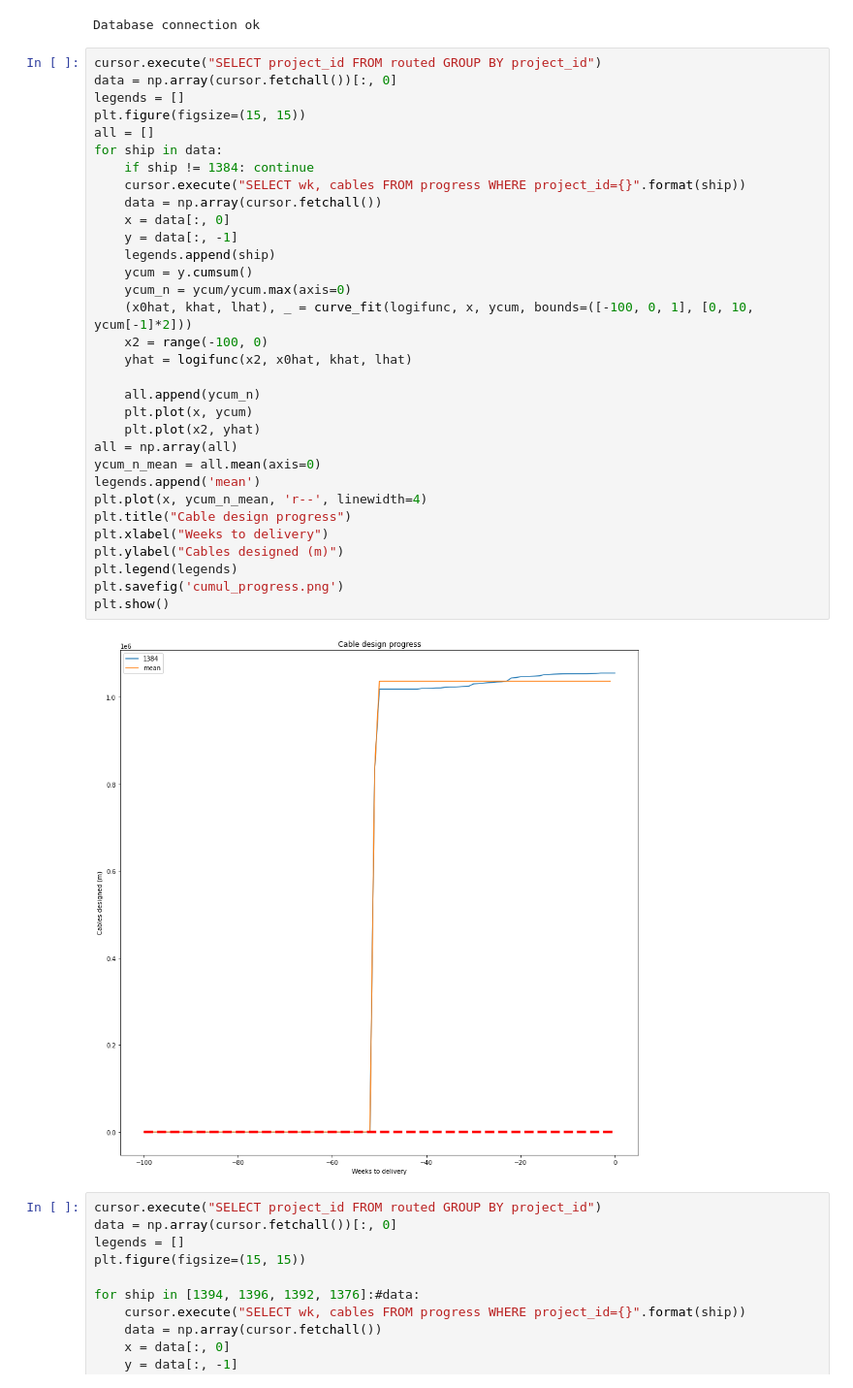
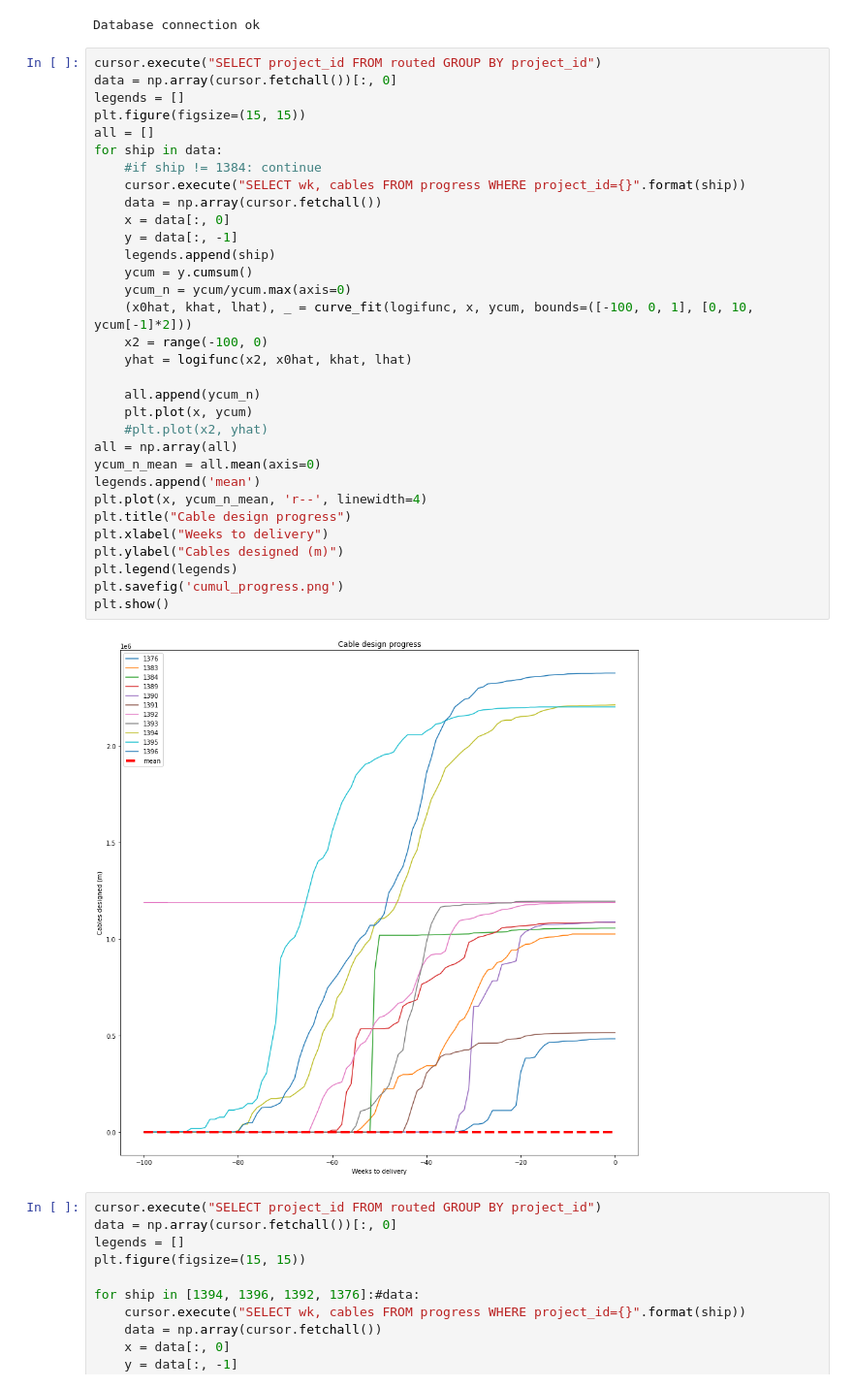
Before and after one commit to Miikkasna/cablepredictions, a Jupyter notebook: jupyter test.ipynb, the cells around one changed output. Shown at 97% size. Saved outputs shown, nothing was run; the diff lists cells and outputs as text.

```diff
--- a/jupyter test.ipynb
+++ b/jupyter test.ipynb
@@ -48,36 +48,36 @@ Database connection ok
 cursor.execute("SELECT project_id FROM routed GROUP BY project_id")
 data = np.array(cursor.fetchall())[:, 0]
 legends = []
 plt.figure(figsize=(15, 15))
 all = []
 for ship in data:
-    if ship != 1384: continue
+    #if ship != 1384: continue
     cursor.execute("SELECT wk, cables FROM progress WHERE project_id={}".format(ship))
     data = np.array(cursor.fetchall())
     x = data[:, 0]
     y = data[:, -1]
     legends.append(ship)
     ycum = y.cumsum()
     ycum_n = ycum/ycum.max(axis=0)
     (x0hat, khat, lhat), _ = curve_fit(logifunc, x, ycum, bounds=([-100, 0, 1], [0, 10, ycum[-1]*2]))
     x2 = range(-100, 0)
     yhat = logifunc(x2, x0hat, khat, lhat)
 
     all.append(ycum_n)
     plt.plot(x, ycum)
-    plt.plot(x2, yhat)
+    #plt.plot(x2, yhat)
 all = np.array(all)
 ycum_n_mean = all.mean(axis=0)
 legends.append('mean')
 plt.plot(x, ycum_n_mean, 'r--', linewidth=4)
 plt.title("Cable design progress")
 plt.xlabel("Weeks to delivery")
 plt.ylabel("Cables designed (m)")
 plt.legend(legends)
 plt.savefig('cumul_progress.png')
 plt.show()
 # %% [output]
-[figure, old version]
+[figure, new version]
 # %%
 cursor.execute("SELECT project_id FROM routed GROUP BY project_id")
 data = np.array(cursor.fetchall())[:, 0]
```
Also changed, not shown: parts of 2 cells of this notebook, 5 other files.
